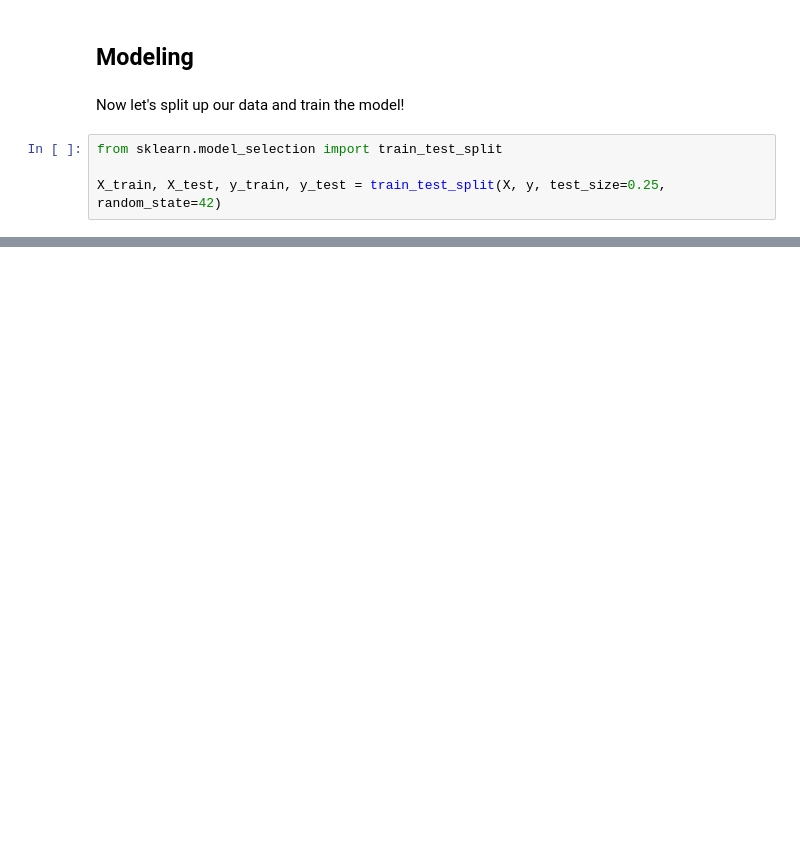
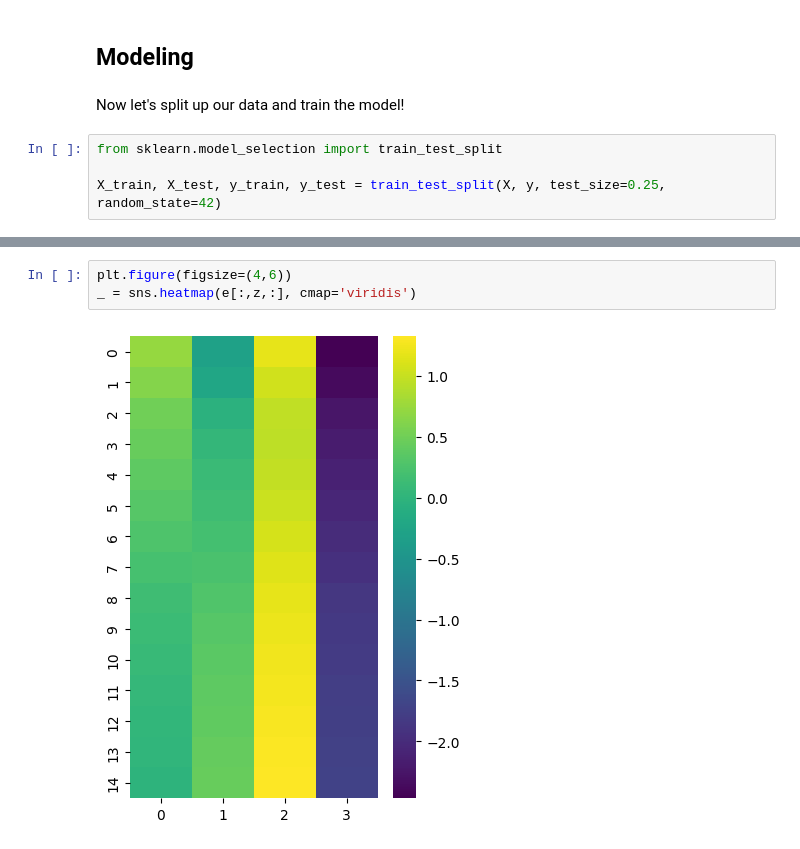
Before and after one commit to auto-d/mech-interp, a Jupyter notebook: mi.ipynb, the cells around one changed output, grey strips where cells are left out. Drawn from its saved outputs; the diff is of its cells as text; blank space fills up the shorter version.

```diff
--- a/mi.ipynb
+++ b/mi.ipynb
@@ -547,0 +633,5 @@ tensor([1.], grad_fn=<SigmoidBackward0>)
+# %%
+plt.figure(figsize=(4,6))
+_ = sns.heatmap(e[:,z,:], cmap='viridis')
+# %% [output]
+[figure, added]
```
Also changed, not shown: parts of 60 cells of this notebook.
